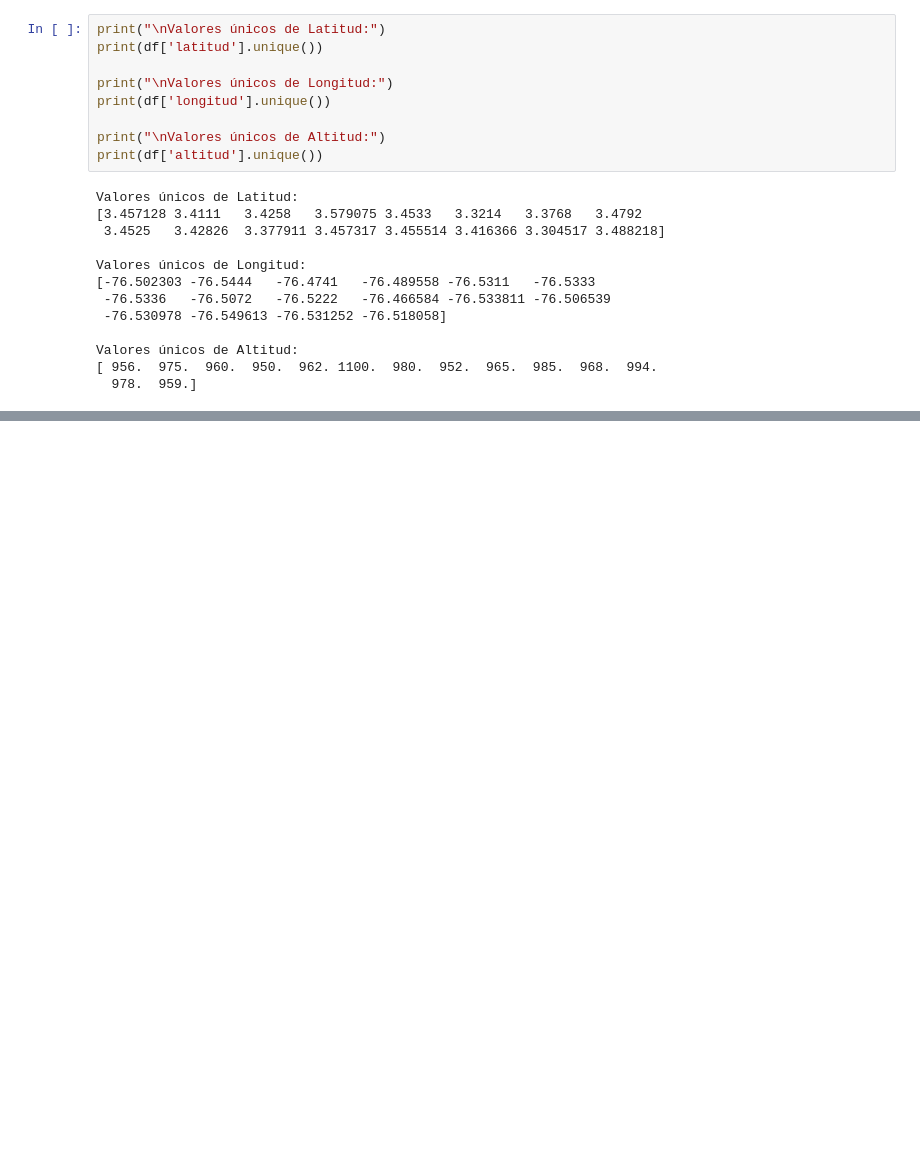
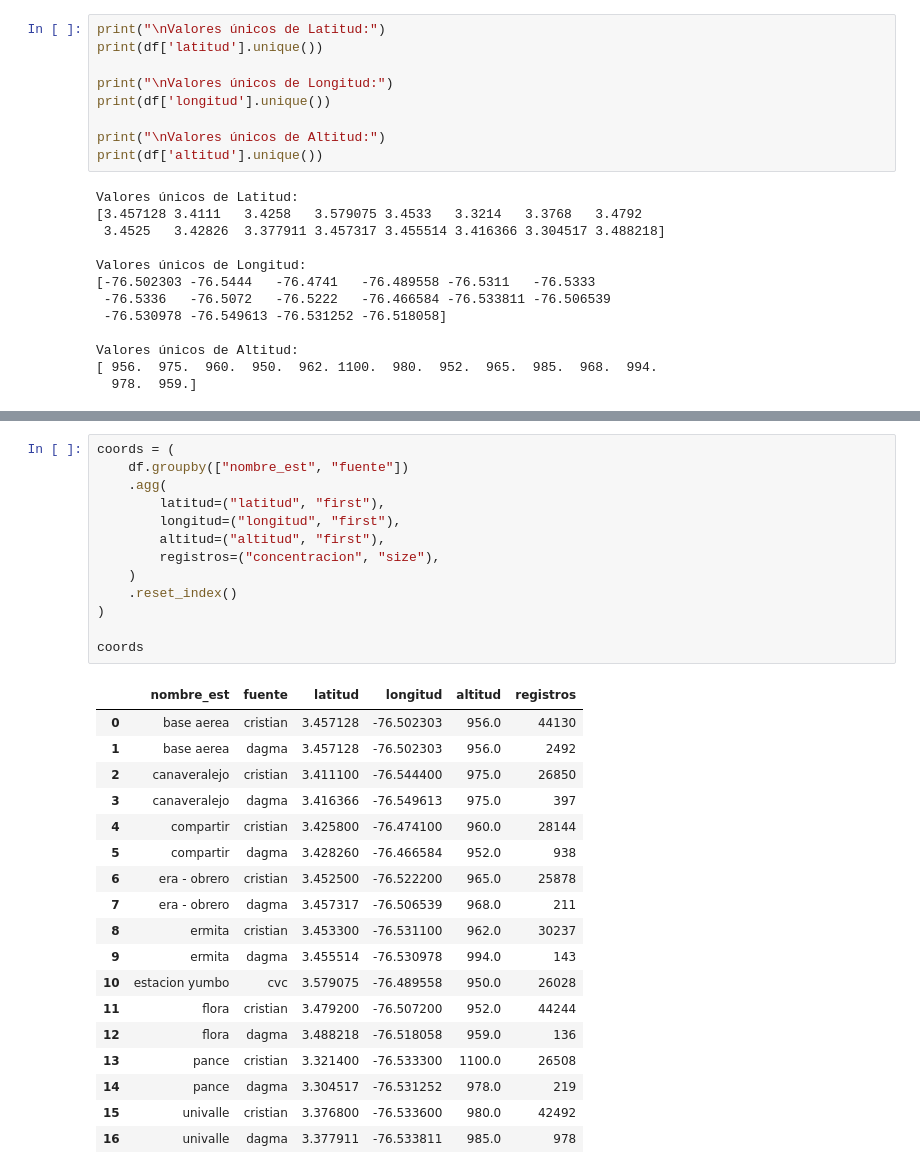
Before and after one commit to yeigen/proyecto-3, a Jupyter notebook: notebooks/dagma/dagma-combinado-era-modis.ipynb, the cells around one changed output, grey strips where cells are left out. Cells and saved outputs as stored; diff of their text form; blank space fills up the shorter version.

```diff
--- a/notebooks/dagma/dagma-combinado-era-modis.ipynb
+++ b/notebooks/dagma/dagma-combinado-era-modis.ipynb
@@ -72,0 +252,32 @@ df.describe()
+# %%
+coords = (
+    df.groupby(["nombre_est", "fuente"])
+    .agg(
+        latitud=("latitud", "first"),
+        longitud=("longitud", "first"),
+        altitud=("altitud", "first"),
+        registros=("concentracion", "size"),
+    )
+    .reset_index()
+)
+
+coords
+# %% [output]
+|  | nombre_est | fuente | latitud | longitud | altitud | registros |
+| 0 | base aerea | cristian | 3.457128 | -76.502303 | 956.0 | 44130 |
+| 1 | base aerea | dagma | 3.457128 | -76.502303 | 956.0 | 2492 |
+| 2 | canaveralejo | cristian | 3.411100 | -76.544400 | 975.0 | 26850 |
+| 3 | canaveralejo | dagma | 3.416366 | -76.549613 | 975.0 | 397 |
+| 4 | compartir | cristian | 3.425800 | -76.474100 | 960.0 | 28144 |
+| 5 | compartir | dagma | 3.428260 | -76.466584 | 952.0 | 938 |
+| 6 | era - obrero | cristian | 3.452500 | -76.522200 | 965.0 | 25878 |
+| 7 | era - obrero | dagma | 3.457317 | -76.506539 | 968.0 | 211 |
+| 8 | ermita | cristian | 3.453300 | -76.531100 | 962.0 | 30237 |
+| 9 | ermita | dagma | 3.455514 | -76.530978 | 994.0 | 143 |
+| 10 | estacion yumbo | cvc | 3.579075 | -76.489558 | 950.0 | 26028 |
+| 11 | flora | cristian | 3.479200 | -76.507200 | 952.0 | 44244 |
+| 12 | flora | dagma | 3.488218 | -76.518058 | 959.0 | 136 |
+| 13 | pance | cristian | 3.321400 | -76.533300 | 1100.0 | 26508 |
+| 14 | pance | dagma | 3.304517 | -76.531252 | 978.0 | 219 |
+| 15 | univalle | cristian | 3.376800 | -76.533600 | 980.0 | 42492 |
+| 16 | univalle | dagma | 3.377911 | -76.533811 | 985.0 | 978 |
```
Also changed, not shown: parts of 13 cells of this notebook, 1 other file.
